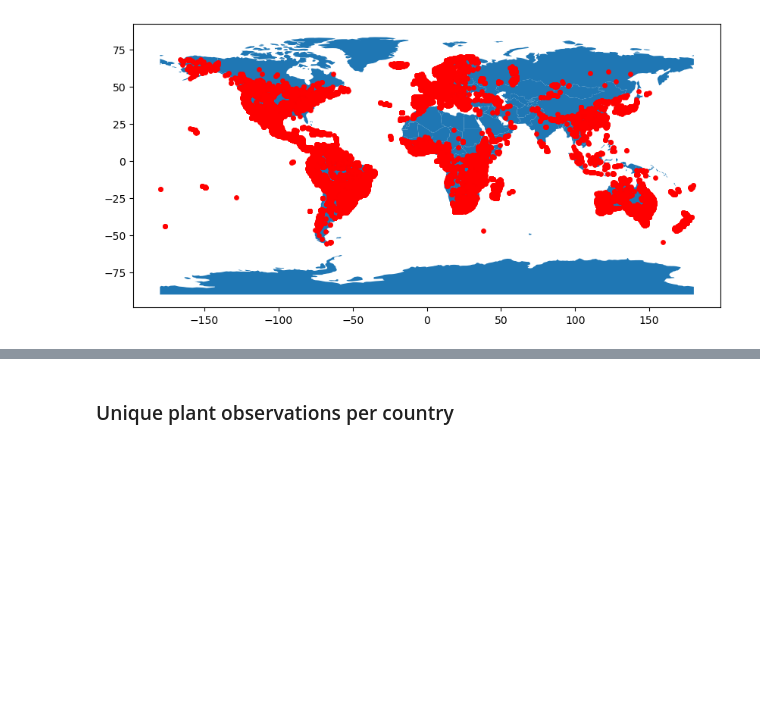
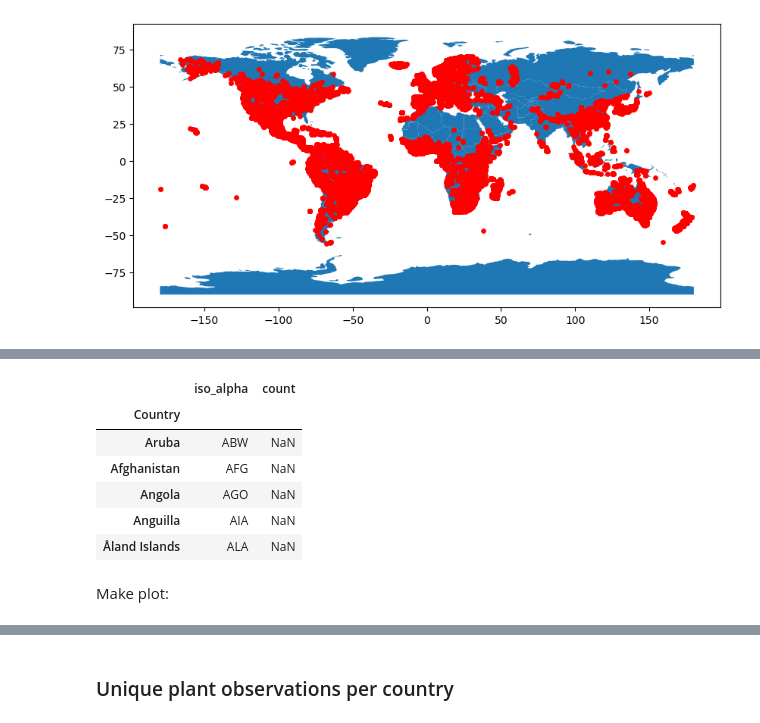
Before and after one commit to serenalotreck/desiccation-network, a Jupyter notebook: notebooks/plant_and_author_distributions.ipynb, the cells around one changed output, grey strips where cells are left out. Saved outputs shown, nothing was run; the diff lists cells and outputs as text; code cells hidden in the pictures; blank space fills up the shorter version.

```diff
--- a/notebooks/plant_and_author_distributions.ipynb
+++ b/notebooks/plant_and_author_distributions.ipynb
@@ -58,0 +113,16 @@ ERROR 1: PROJ: proj_create_from_database: Open of /mnt/home/lotrecks/anaconda3/e
+# %%
+country_conv_df = pd.DataFrame.from_dict(country_conversions, orient='index', columns=['iso_alpha'])
+country_conv_df['count'] = 0
+country_conv_df.index.name = 'Country'
+country_counts = country_conv_df.merge(country_counts, on=['Country', 'iso_alpha'], how='outer').drop(columns=['count_x']).rename(columns={'count_y': 'count'})
+country_counts.head()
+# %% [output]
+|  | iso_alpha | count |
+| Country |  |  |
+| Aruba | ABW | NaN |
+| Afghanistan | AFG | NaN |
+| Angola | AGO | NaN |
+| Anguilla | AIA | NaN |
+| Åland Islands | ALA | NaN |
+# %% [markdown]
+Make plot:
```
Also changed, not shown: parts of 26 cells of this notebook.
